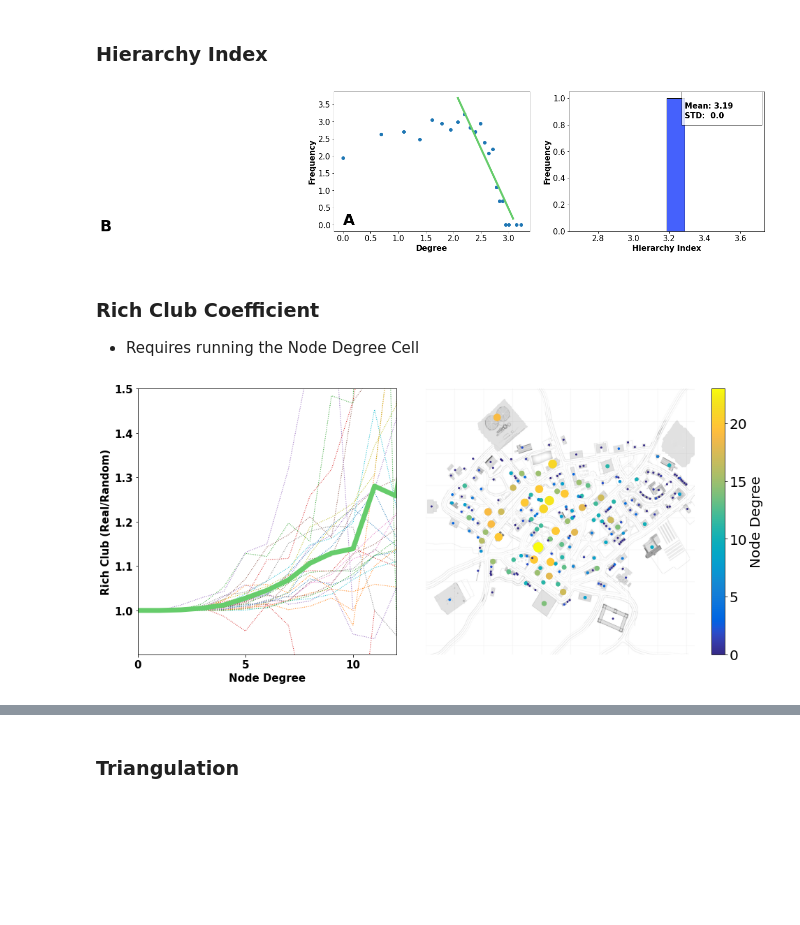
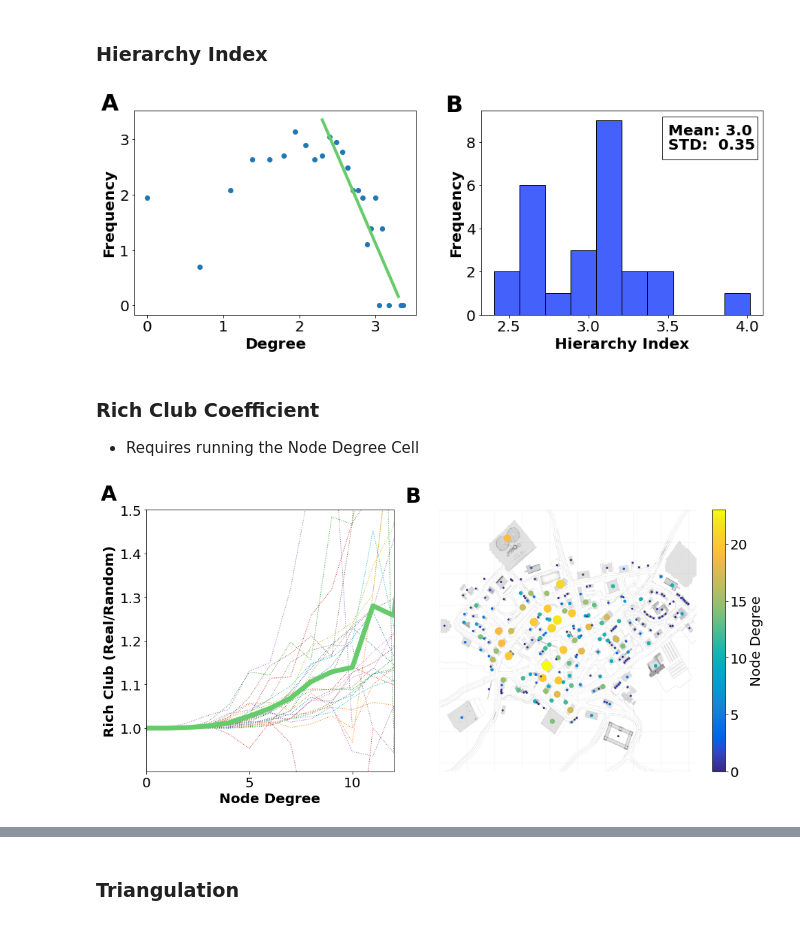
Before and after one commit to lucasessmann/GTA_ET, a Jupyter notebook: GraphAnalysis.ipynb, the cells around one changed output, grey strips where cells are left out. Drawn from its saved outputs; the diff is of its cells as text; code cells hidden in the pictures; blank space fills up the shorter version.

```diff
--- a/GraphAnalysis.ipynb
+++ b/GraphAnalysis.ipynb
@@ -1249,7 +1246,7 @@ top10_short = ['B154', 'B214', 'Silo49', 'TB35', 'B176', 'B97', 'B198', 'B166',
 figgy = plt.figure(figsize=(20,13))
 # create grid for different subplots
 gs = gridspec.GridSpec(ncols=2, nrows=2,
-                         width_ratios=[1, 1], wspace=0.23,
+                         width_ratios=[1, 1], wspace=0.25,
                          hspace=0.23, height_ratios=[1, 1.5])
 
 
@@ -1330,10 +1327,12 @@ plt.text(std_loc[0]
 
 
 # further settings
+plt.xticks([0,5,10,15,20], fontsize=fontsize+5)
+plt.yticks([10,30,50], fontsize=fontsize+5)
 plt.xlabel('Node Degree', fontsize=fontsize+5, weight='bold')
 plt.ylabel('Frequency', fontsize=fontsize+5, weight='bold')
-plt.rc('xtick', labelsize=fontsize)
-plt.rc('ytick', labelsize=fontsize)
+plt.rc('xtick', labelsize=fontsize+5)
+plt.rc('ytick', labelsize=fontsize+5)
 
 
 # Box Plot
@@ -1346,13 +1345,12 @@ for box in bp['boxes']:
 for medians in bp['medians']:
     medians.set(linewidth=3, color=green)
 
-ax2.set_xticklabels(top10_short)
+plt.xlabel('House Name', fontsize=fontsize+5, weight='bold')
+plt.ylabel('Node Degree', fontsize=fontsize+5, weight='bold')
 
+ax2.set_xticklabels(top10_short, fontsize=fontsize)
 
-# further settings
-plt.rc('xtick', labelsize=fontsize)
-plt.rc('ytick', labelsize=fontsize)
-
+plt.yticks([10,20,30,40,50], fontsize=fontsize+5)
 
 
 
@@ -1395,7 +1393,7 @@ ax3.set_ylim(300,3700)
 
 sm = plt.cm.ScalarMappable(cmap=parula_map, norm=plt.Normalize(vmin=vmin, vmax=vmax))
 sm.set_array([])
-cbar = plt.colorbar(sm)
+cbar = plt.colorbar(sm, ticks=[0,5,10,15,20])
 cbar.ax.tick_params(labelsize=20)
 cbar.set_label('Node Degree', size=20)
 
@@ -1457,10 +1455,10 @@ cbar.ax.tick_params(labelsize=20)
 cbar.set_label('Node Degree', size=20)
 
 # Figure Labels
-ax1.text(-2.5,60,figurelabels[0],fontdict={'fontweight':fontweight,'fontsize':labelfontsize})
-ax2.text(-0.5,41.5,figurelabels[1],fontdict={'fontweight':fontweight,'fontsize':labelfontsize})
-ax3.text(-500,3800,figurelabels[2],fontdict={'fontweight':fontweight,'fontsize':labelfontsize})
-ax4.text(-500,3800,figurelabels[3],fontdict={'fontweight':fontweight,'fontsize':labelfontsize})
+ax1.text(-3,60,figurelabels[0],fontdict={'fontweight':fontweight,'fontsize':labelfontsize})
+ax2.text(-0.79,51,figurelabels[1],fontdict={'fontweight':fontweight,'fontsize':labelfontsize})
+ax3.text(-600,3800,figurelabels[2],fontdict={'fontweight':fontweight,'fontsize':labelfontsize})
+ax4.text(-600,3800,figurelabels[3],fontdict={'fontweight':fontweight,'fontsize':labelfontsize})
 
 
 # ---------- SAVING ---------
@@ -1502,7 +1500,7 @@ centrality_df
 # %% [markdown]
 ### Hierarchy Index
 # %%
-save_bool = False
+save_bool = True
 
 # open the Node degree csv file as dictionary
 with open(GIT_GRAPH_PATH + 'centrality_df.csv') as f:
@@ -1517,7 +1515,7 @@ HierarchyIndexDoc = pd.read_csv('/Users/lessmann/Documents/Uni/GitHub/GTA_ET/Res
 
 # PREPARATION
 
-subject_degreelist = centrality_df[centrality_df.Subject == str(subject)].copy()
+subject_degreelist = centrality_df[centrality_df.Subject == str(subIDs[0])].copy()
 subject_degreelist = np.array(subject_degreelist.drop(['Subject', 'Mean', 'STD'], axis=1).values[0])
 subject_degreelist = subject_degreelist[~np.isnan(subject_degreelist)]
 
@@ -1552,7 +1550,7 @@ figgy = plt.figure(figsize=(15,5), constrained_layout=False)
 
 # create grid for different subplots
 gs = gridspec.GridSpec(ncols=2, nrows=1,
-                          wspace=0.2)
+                          wspace=0.23)
 
 ax1 = figgy.add_subplot(gs[0])
 
@@ -1574,11 +1572,11 @@ ax2 = figgy.add_subplot(gs[1])
 plt.hist(HierarchyIndexDoc.HierarchyIndex, ec='k', bins=10, color=blue, align="mid")
 
 # Mean and STD rectangle
-rect_loc = (plt.xlim()[1] - 0.125*plt.xlim()[1], plt.ylim()[1] - 0.24*plt.ylim()[1])
-mean_loc = (plt.xlim()[1] - 0.12*plt.xlim()[1], plt.ylim()[1] - 0.12*plt.ylim()[1])
-std_loc = (plt.xlim()[1] - 0.12*plt.xlim()[1], plt.ylim()[1] - 0.19*plt.ylim()[1])
+rect_loc = (plt.xlim()[1] - 0.155*plt.xlim()[1], plt.ylim()[1] - 0.24*plt.ylim()[1])
+mean_loc = (plt.xlim()[1] - 0.145*plt.xlim()[1], plt.ylim()[1] - 0.12*plt.ylim()[1])
+std_loc = (plt.xlim()[1] - 0.145*plt.xlim()[1], plt.ylim()[1] - 0.19*plt.ylim()[1])
 
-rect1 = plt.Rectangle(rect_loc,(0.45),(2), facecolor=white,edgecolor="black",alpha=0.8)
+rect1 = plt.Rectangle(rect_loc,(0.6),(2), facecolor=white,edgecolor="black",alpha=0.8)
 plt.gca().add_patch(rect1)
 # Mean Info
 plt.text(mean_loc[0]
@@ -1594,41 +1592,41 @@ plt.text(std_loc[0]
          , "STD:  " + str(std_hier)
          ,fontsize = fontsize
          ,zorder = 5
          ,color = 'k'
          ,fontweight = 'bold')
 
 
 
 plt.xlabel('Hierarchy Index', fontsize=fontsize, weight='bold')
 plt.ylabel('Frequency', fontsize=fontsize, weight='bold')
 plt.rc('xtick', labelsize=fontsize)
 plt.rc('ytick', labelsize=fontsize)
 
 
 # Figure Labels
-ax1.text(0,0,figurelabels[0],fontdict={'fontweight':fontweight,'fontsize':labelfontsize})
-ax2.text(0,0,figurelabels[1],fontdict={'fontweight':fontweight,'fontsize':labelfontsize})
+ax1.text(-0.6,3.52,figurelabels[0],fontdict={'fontweight':fontweight,'fontsize':labelfontsize})
+ax2.text(2.1,9.4,figurelabels[1],fontdict={'fontweight':fontweight,'fontsize':labelfontsize})
 
 # ---------- SAVING ---------
 
 if save_bool == True:
     # saving the figure
     try:
         plt.savefig(GIT_GRAPH_PATH + "Hierarchy_Figure.png",
                     dpi=200,
                     format="PNG",
                     facecolor='white',
                     transparent=False,
                     bbox_inches = "tight")
     except:
         print("\tCould not save Hierarchy Figure as PNG!")
 # %% [output]
-[figure, old version]
+[figure, new version]
 # %% [markdown]
 ### Rich Club Coefficient
 * Requires running the Node Degree Cell
 # %%
-save_bool = False # if you want to save and overwrite
+save_bool = True # if you want to save and overwrite
 
 # load the RC documentation
 with open(GIT_GRAPH_PATH + 'RichClubDoc.csv') as f:
@@ -1665,7 +1663,7 @@ figgy = plt.figure(figsize=(16,7), constrained_layout=False)
 
 # create grid for different subplots
 gs = gridspec.GridSpec(ncols=2, nrows=1,
-                          wspace=0.1,
+                          wspace=0.16,
                           width_ratios=[1, 1.3])
 
 ax1 = figgy.add_subplot(gs[0])
@@ -1680,8 +1678,8 @@ plt.plot(meanRC[:20], linewidth=7, color=green)
 #plt.title('Rich Club - All', fontsize=fontsize, weight='bold')
 plt.xlabel('Node Degree', fontsize=fontsize, weight='bold')
 plt.ylabel('Rich Club (Real/Random)', fontsize=fontsize, weight='bold')
-plt.xticks([0,5,10,15], fontsize=fontsize, weight='bold')
-plt.yticks(fontsize=fontsize, weight='bold')
+plt.xticks([0,5,10,15], fontsize=fontsize)
+plt.yticks(fontsize=fontsize)
 plt.ylim(0.901,1.5)
 plt.xlim(0,round(one_sigma))
 
@@ -1720,6 +1718,10 @@ cbar = plt.colorbar(sm)
 cbar.ax.tick_params(labelsize=20)
 cbar.set_label('Node Degree', size=20)
 
+# Figure Labels
+ax1.text(-2.2,1.522,figurelabels[0],fontdict={'fontweight':fontweight,'fontsize':labelfontsize})
+ax2.text(-500,3800,figurelabels[1],fontdict={'fontweight':fontweight,'fontsize':labelfontsize})
+
 
 # ---------- SAVING ---------
 
@@ -1735,4 +1737,4 @@ if save_bool == True:
     except:
         print("\tCould not save RichCLub_All as PNG!")
 # %% [output]
-[figure, old version]
+[figure, new version]
```
Also changed, not shown: parts of 10 cells of this notebook.
